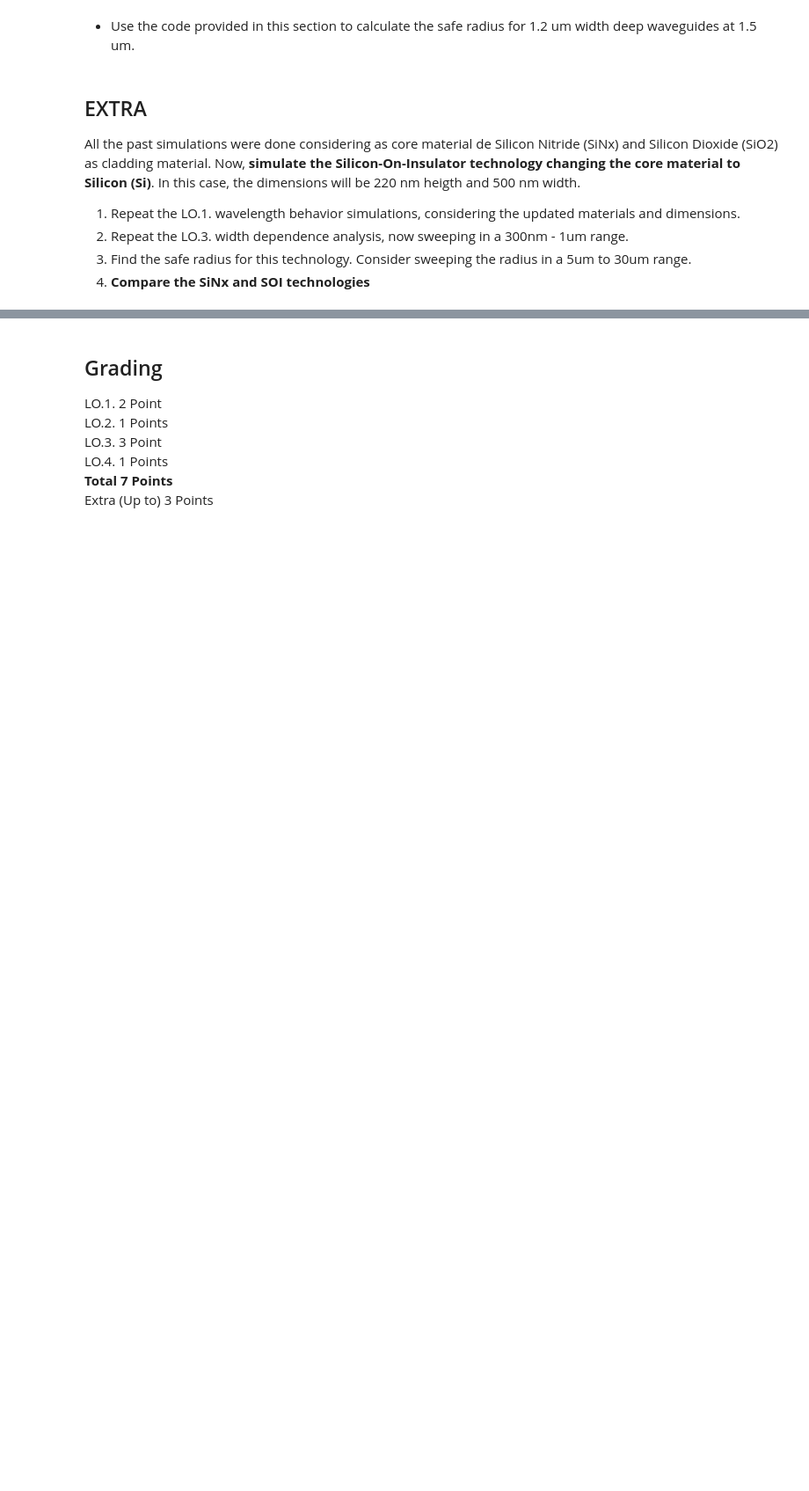
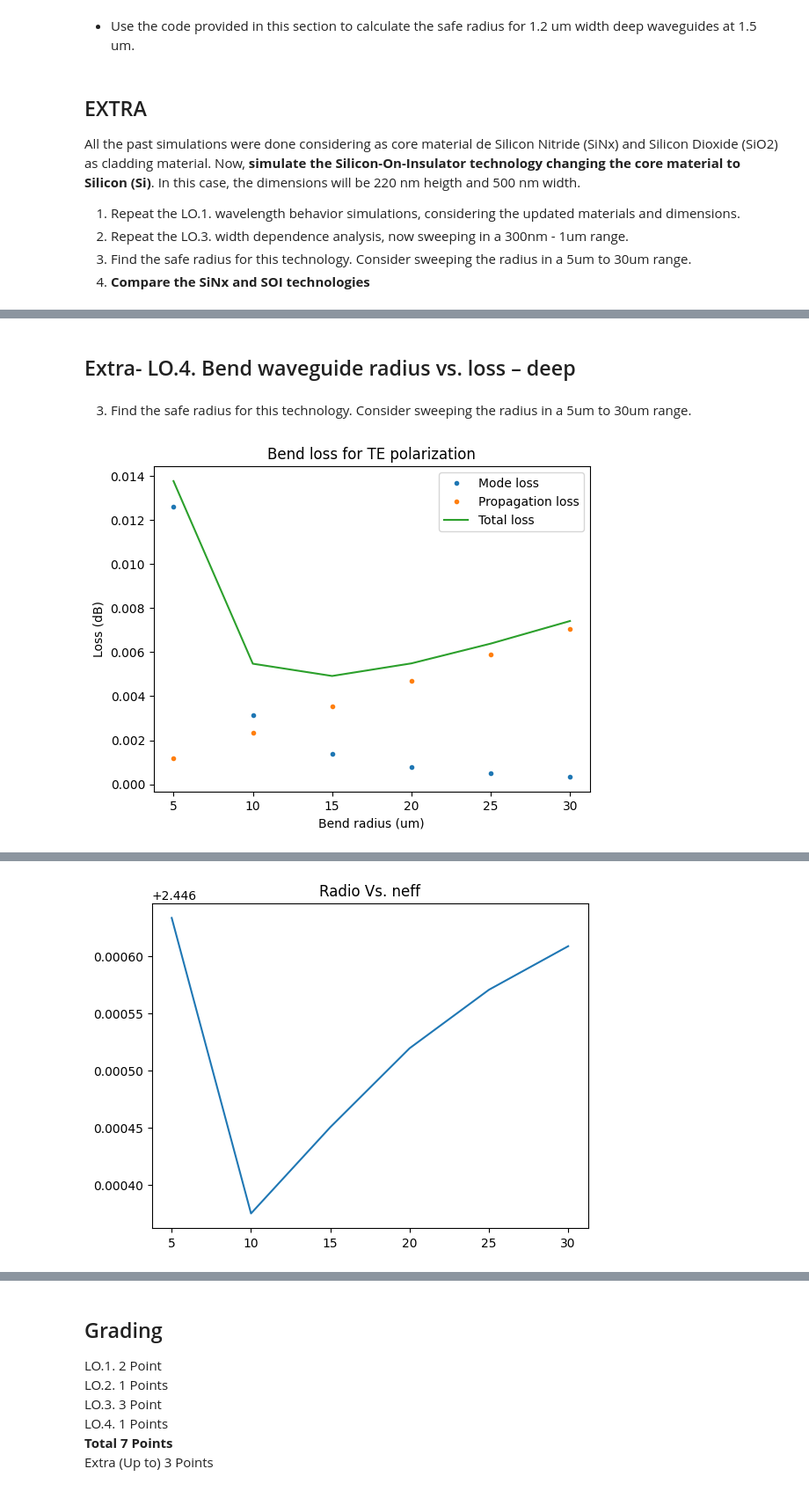
Before and after one commit to nmargar4/pic-upv-lab1_nadia, a Jupyter notebook: WAVEGUIDES_Student.ipynb, the cells around one changed output, grey strips where cells are left out. Shown at 88% size. Cells and saved outputs as stored; diff of their text form; code cells hidden in the pictures; blank space fills up the shorter version.

```diff
--- a/WAVEGUIDES_Student.ipynb
+++ b/WAVEGUIDES_Student.ipynb
@@ -712,7 +645,7 @@ array([2.44861457+5.18814919e-05j, 1.79072971+2.33412154e-04j,
 [figure]
 [figure]
 # %%
-grid_res=np.linspace(10,100,10)
+grid_res=np.linspace(50,150,10)
 neff=[]
 
 for i in grid_res:
@@ -727,7 +660,7 @@ for i in grid_res:
         # Modesolver Parameters
         wavelength=1550 * nm, # Wavelength to simulate
         num_modes=4, # Targeted number of modes to find
-        max_grid_scaling=1.5, # Parameters of the grid
+        max_grid_scaling=1.75, # Parameters of the grid
         grid_resolution=i, # Parameters of the grid
         cache_path='.cache/', # Important! In order to save simulation time, set your cache Path!
         precision='double',
@@ -765,5 +697,5 @@ plt.show()
 # %%
-max_grid_scal= np.linspace(1.2,1.6,5)
+max_grid_scal= np.linspace(1.2,1.9,10)
 neff=[]
 
 for i in max_grid_scal:
@@ -793,0 +806,68 @@ plt.show()
+# %% [markdown]
+## Extra- LO.4. Bend waveguide radius vs. loss – deep
+# %% [markdown]
+3. Find the safe radius for this technology. Consider sweeping the radius in a 5um to 30um range.
+# %%
+bend_1550 = gt.modes.Waveguide(
+    wavelength=1550 * nm,
+    core_width=0.5,
+    slab_thickness=0.0,
+    core_material='si',
+    clad_material='sio2',
+    core_thickness=220 * nm,
+    num_modes=1,
+    cache_path='.cache/',
+    precision='double',
+    max_grid_scaling=1.75,
+    grid_resolution=70,
+    bend_radius=20, # Bend radius
+)
+
+radii = np.linspace(5, 30, 6)
+
+dB_cm = 1.5  # dB/cm Technology loss -
+length = 0.5 * np.pi * radii * 1e-6
+propagation_loss = dB_cm * length * 1e2
+propagation_loss
+
+mismatch = gt.modes.sweep_bend_mismatch(bend_1550, radii)
+
+plt.title("Bend loss for TE polarization")
+plt.plot(radii, -10 * np.log10(mismatch), ".", label="Mode loss")
+plt.plot(radii, propagation_loss, ".", label="Propagation loss")
+plt.plot(radii, propagation_loss-10 * np.log10(mismatch), label="Total loss")
+plt.xlabel("Bend radius (um)")
+plt.ylabel("Loss (dB)")
+plt.legend()
+plt.show()
+
+
+n_eff = []
+
+for i in radii:
+
+    deep_waveguide = gt.modes.Waveguide(
+        # Geometrical Parameters
+        core_width=0.5, # Waveguide width
+        core_thickness=220 * nm, # Waveguide height
+        slab_thickness=0 * nm, # For shallow waveguides - Set to 0 if its a deep-etched waveguide.
+        # Materials
+        core_material='si', #  Material of the waveguide
+        clad_material='sio2', # Surrounding material
+        # Modesolver Parameters
+        wavelength=1550 * nm, # Wavelength to simulate
+        num_modes=2, # Targeted number of modes to find
+        max_grid_scaling=1.75, # Parameters of the grid
+        grid_resolution = 70, # Parameters of the grid
+        cache_path='.cache/', # Important! In order to save simulation time, set your cache Path!
+        precision='double',
+        bend_radius=i,
+)
+    n_eff.append(deep_waveguide.n_eff[0].real)
+
+
+plt.title('Radio Vs. neff')
+plt.plot(radii, n_eff)
+plt.show()
+# %% [output]
+[figure, added]
@@ -793,0 +886 @@ plt.show()
+[figure, added]
```
Also changed, not shown: parts of 15 cells of this notebook.
